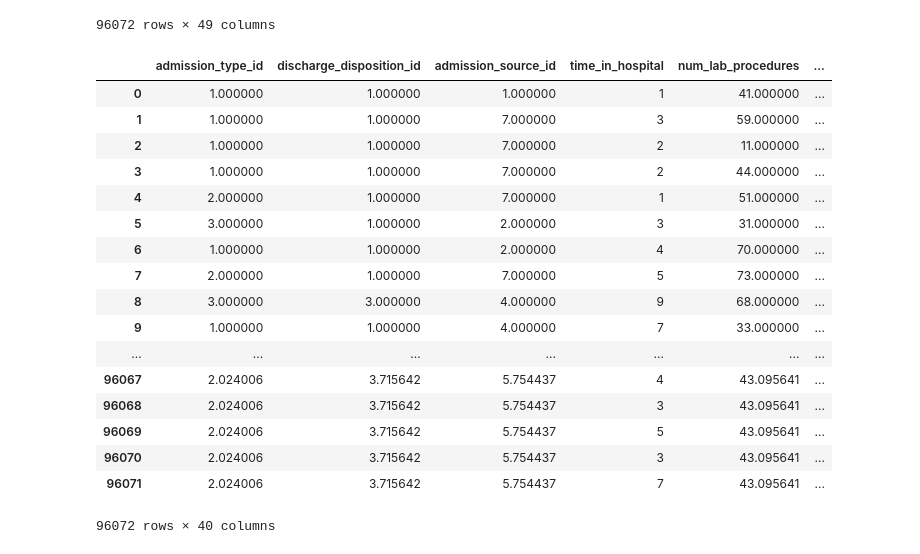
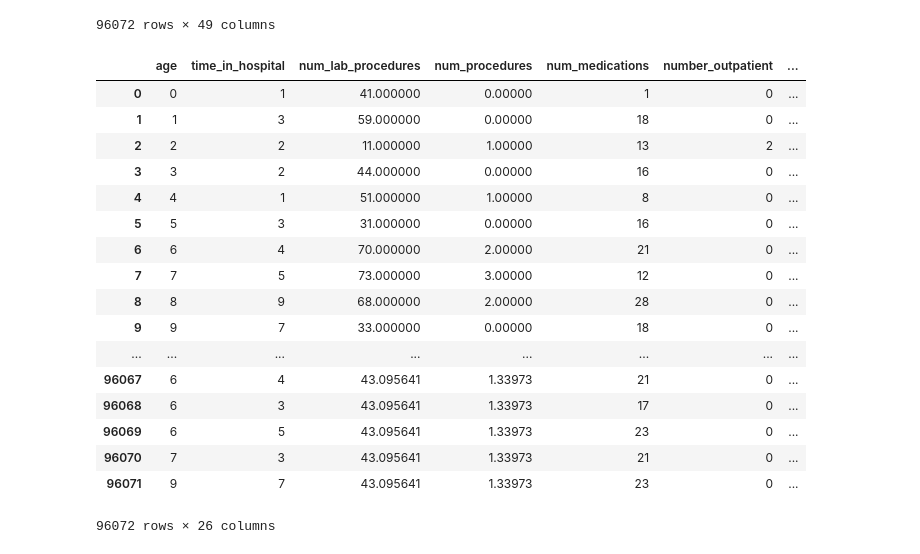
Before and after one commit to fersandiP/grad-boost-ml, a Jupyter notebook: GradientBoosting.ipynb, the cells around one changed output. Drawn from its saved outputs; the diff is of its cells as text; code cells hidden in the pictures.

```diff
--- a/GradientBoosting.ipynb
+++ b/GradientBoosting.ipynb
@@ -33,38 +39,49 @@ def feature_engineering(data):
     def delete_column(del_col):
         for col in del_col: df.drop(col, 1, inplace=True)
 
-    delete_column(['encounter_id', "patient_nbr", "medical_specialty"])
+    #Delete id column and label
+    delete_column(['encounter_id', "patient_nbr", "diabetesMed"])
 
+    #Delete constant col
     df = df.loc[:, (df != df.iloc[0]).any()]
+
+    #Delete categorical column more than 2 values (simplicity)
     excluded_col = ['gender', 'race', 'age']
     obj_col = [col for col in df.columns if df.dtypes[col] == 'O' and
                len(df[col].unique()) > 2 and col not in excluded_col]
     delete_column(obj_col)
 
+    #Convert age column to int range 0-9 (ordering)
+    ages = df.age.unique()
+    df['age'] = df['age'].map(dict((ages[i],i) for i in range(len(ages))))
+
+    #Convert all Object column to int using one hot encoding
     df = pd.get_dummies(df)
-    no_col = [col for col in df.columns if col.endswith("No")]
+
+    #Delete column with suffix No and id
+    no_col = [col for col in df.columns if col.endswith("No") or col.endswith("id")]
     delete_column(no_col)
 
     return df
 # %%
-df = feature_engineering(df)
-df
+clean_df = feature_engineering(df)
+clean_df
 # %% [output]
-|  | admission_type_id | discharge_disposition_id | admission_source_id | time_in_hospital | num_lab_procedures | ... |
-| 0 | 1.000000 | 1.000000 | 1.000000 | 1 | 41.000000 | ... |
-| 1 | 1.000000 | 1.000000 | 7.000000 | 3 | 59.000000 | ... |
-| 2 | 1.000000 | 1.000000 | 7.000000 | 2 | 11.000000 | ... |
-| 3 | 1.000000 | 1.000000 | 7.000000 | 2 | 44.000000 | ... |
-| 4 | 2.000000 | 1.000000 | 7.000000 | 1 | 51.000000 | ... |
-| 5 | 3.000000 | 1.000000 | 2.000000 | 3 | 31.000000 | ... |
-| 6 | 1.000000 | 1.000000 | 2.000000 | 4 | 70.000000 | ... |
-| 7 | 2.000000 | 1.000000 | 7.000000 | 5 | 73.000000 | ... |
-| 8 | 3.000000 | 3.000000 | 4.000000 | 9 | 68.000000 | ... |
-| 9 | 1.000000 | 1.000000 | 4.000000 | 7 | 33.000000 | ... |
-| ... | ... | ... | ... | ... | ... | ... |
-| 96067 | 2.024006 | 3.715642 | 5.754437 | 4 | 43.095641 | ... |
-| 96068 | 2.024006 | 3.715642 | 5.754437 | 3 | 43.095641 | ... |
-| 96069 | 2.024006 | 3.715642 | 5.754437 | 5 | 43.095641 | ... |
-| 96070 | 2.024006 | 3.715642 | 5.754437 | 3 | 43.095641 | ... |
-| 96071 | 2.024006 | 3.715642 | 5.754437 | 7 | 43.095641 | ... |
+|  | age | time_in_hospital | num_lab_procedures | num_procedures | num_medications | number_outpatient | ... |
+| 0 | 0 | 1 | 41.000000 | 0.00000 | 1 | 0 | ... |
+| 1 | 1 | 3 | 59.000000 | 0.00000 | 18 | 0 | ... |
+| 2 | 2 | 2 | 11.000000 | 1.00000 | 13 | 2 | ... |
+| 3 | 3 | 2 | 44.000000 | 0.00000 | 16 | 0 | ... |
+| 4 | 4 | 1 | 51.000000 | 1.00000 | 8 | 0 | ... |
+| 5 | 5 | 3 | 31.000000 | 0.00000 | 16 | 0 | ... |
+| 6 | 6 | 4 | 70.000000 | 2.00000 | 21 | 0 | ... |
+| 7 | 7 | 5 | 73.000000 | 3.00000 | 12 | 0 | ... |
+| 8 | 8 | 9 | 68.000000 | 2.00000 | 28 | 0 | ... |
+| 9 | 9 | 7 | 33.000000 | 0.00000 | 18 | 0 | ... |
+| ... | ... | ... | ... | ... | ... | ... | ... |
+| 96067 | 6 | 4 | 43.095641 | 1.33973 | 21 | 0 | ... |
+| 96068 | 6 | 3 | 43.095641 | 1.33973 | 17 | 0 | ... |
+| 96069 | 6 | 5 | 43.095641 | 1.33973 | 23 | 0 | ... |
+| 96070 | 7 | 3 | 43.095641 | 1.33973 | 21 | 0 | ... |
+| 96071 | 9 | 7 | 43.095641 | 1.33973 | 23 | 0 | ... |
-96072 rows × 40 columns
+96072 rows × 26 columns
```
Also changed, not shown: parts of 3 cells of this notebook.
